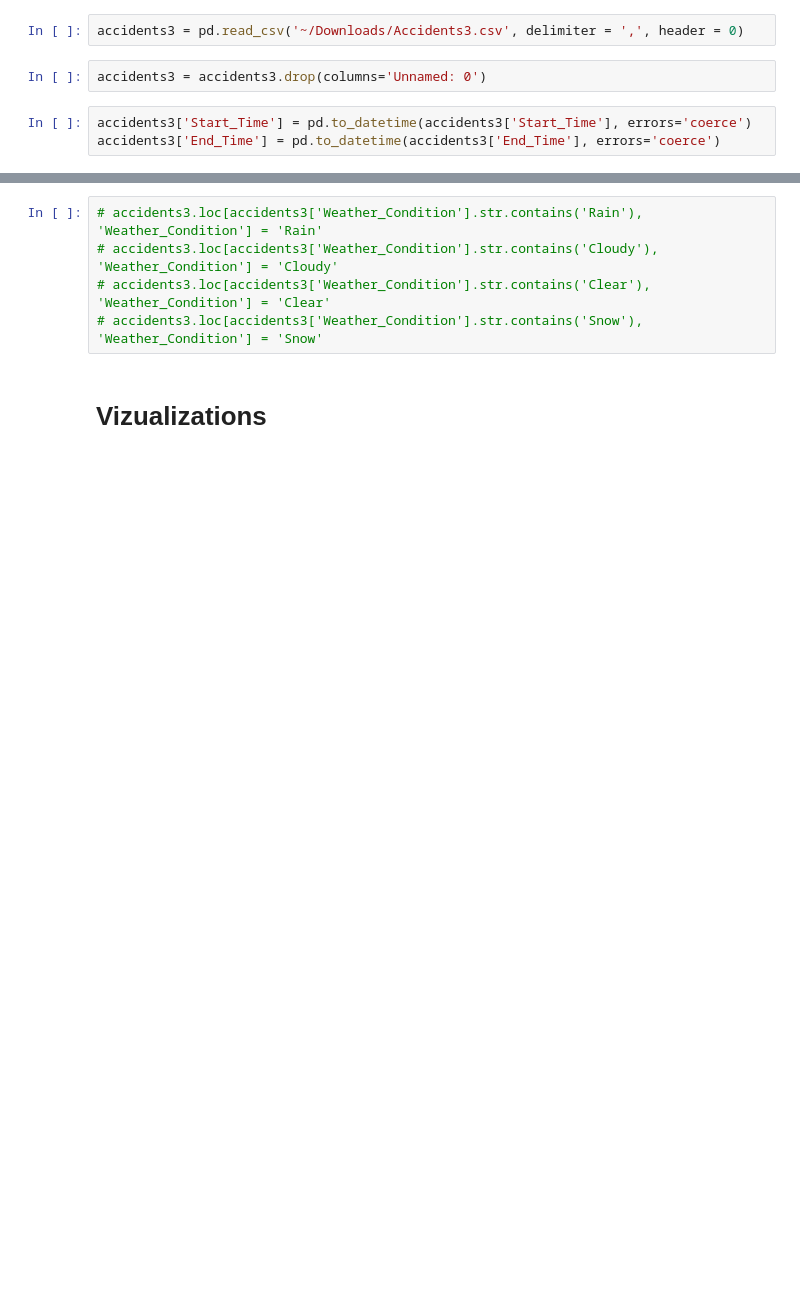
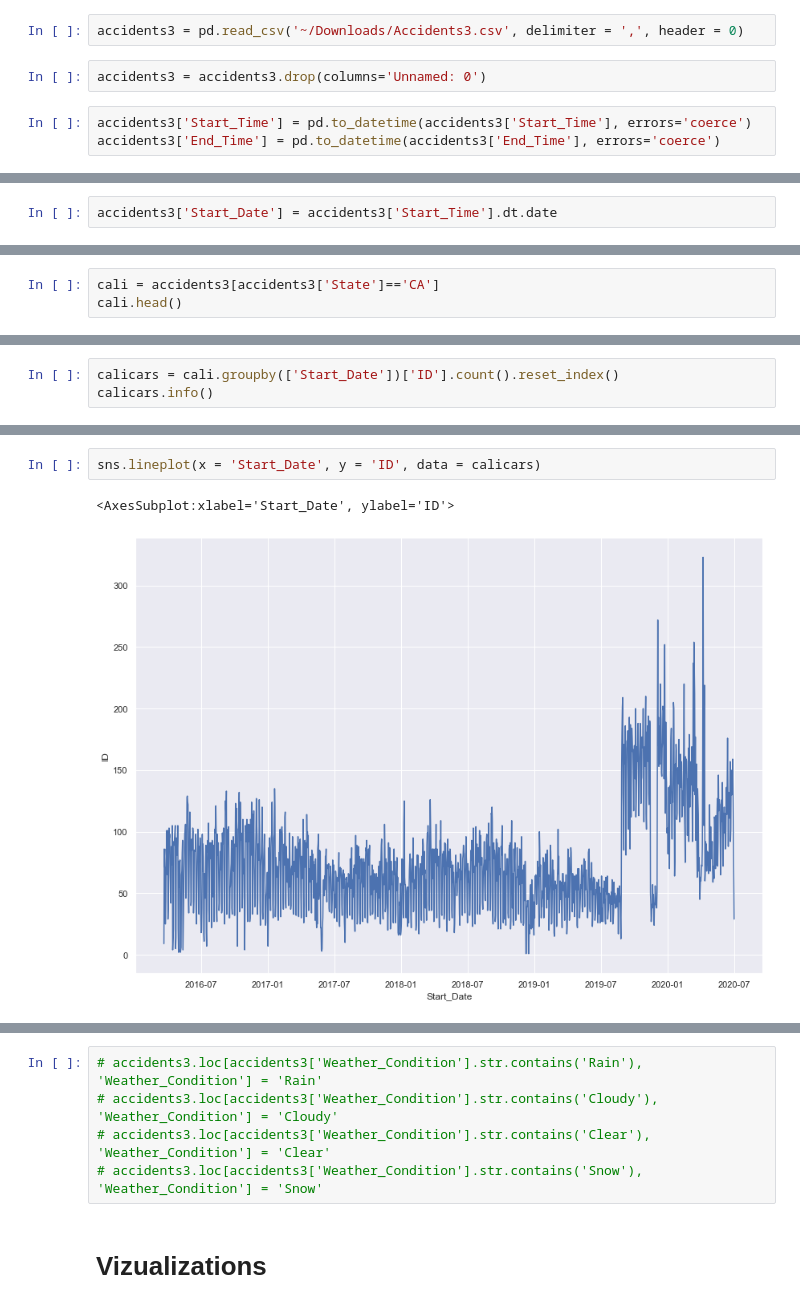
Before and after one commit to Shanicenj/Capstone4Project, a Jupyter notebook: Capstone4.ipynb, the cells around one changed output, grey strips where cells are left out. Saved outputs shown, nothing was run; the diff lists cells and outputs as text; blank space fills up the shorter version.

Commit message:
Create Accidents vs Date Graph

```diff
--- a/Capstone4.ipynb
+++ b/Capstone4.ipynb
@@ -28,3 +52,5 @@ accidents3['End_Time'] = pd.to_datetime(accidents3['End_Time'], errors='coerce')
+# %%
+accidents3['Start_Date'] = accidents3['Start_Time'].dt.date
 # %%
 accidents3.info()
 # %% [output]
@@ -67,0 +87,3 @@ accidents3.drop(['Turning_Loop', 'Duration', 'Durination_InMinutes'], axis=1, in
+# %%
+cali = accidents3[accidents3['State']=='CA']
+cali.head()
@@ -67,0 +97,3 @@ accidents3.drop(['Turning_Loop', 'Duration', 'Durination_InMinutes'], axis=1, in
+# %%
+calicars = cali.groupby(['Start_Date'])['ID'].count().reset_index()
+calicars.info()
@@ -68,3 +110,8 @@ accidents3.drop(['Turning_Loop', 'Duration', 'Durination_InMinutes'], axis=1, in
+# %%
+sns.lineplot(x = 'Start_Date', y = 'ID', data = calicars)
+# %% [output]
+<AxesSubplot:xlabel='Start_Date', ylabel='ID'>
+[figure, added]
 # %%
 #Precipitation and Windchill Columns Are Missing More than Half Values
 accidents3.isnull().sum()
```
Also changed, not shown: parts of 34 cells of this notebook.
